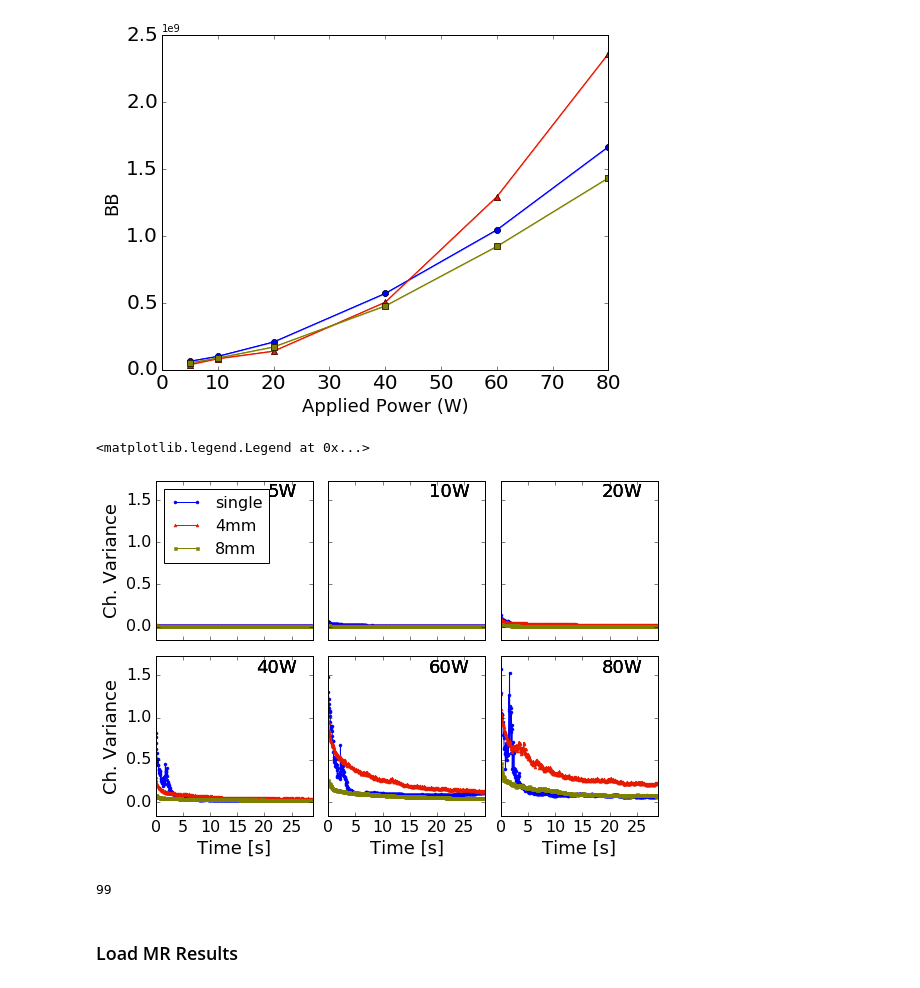
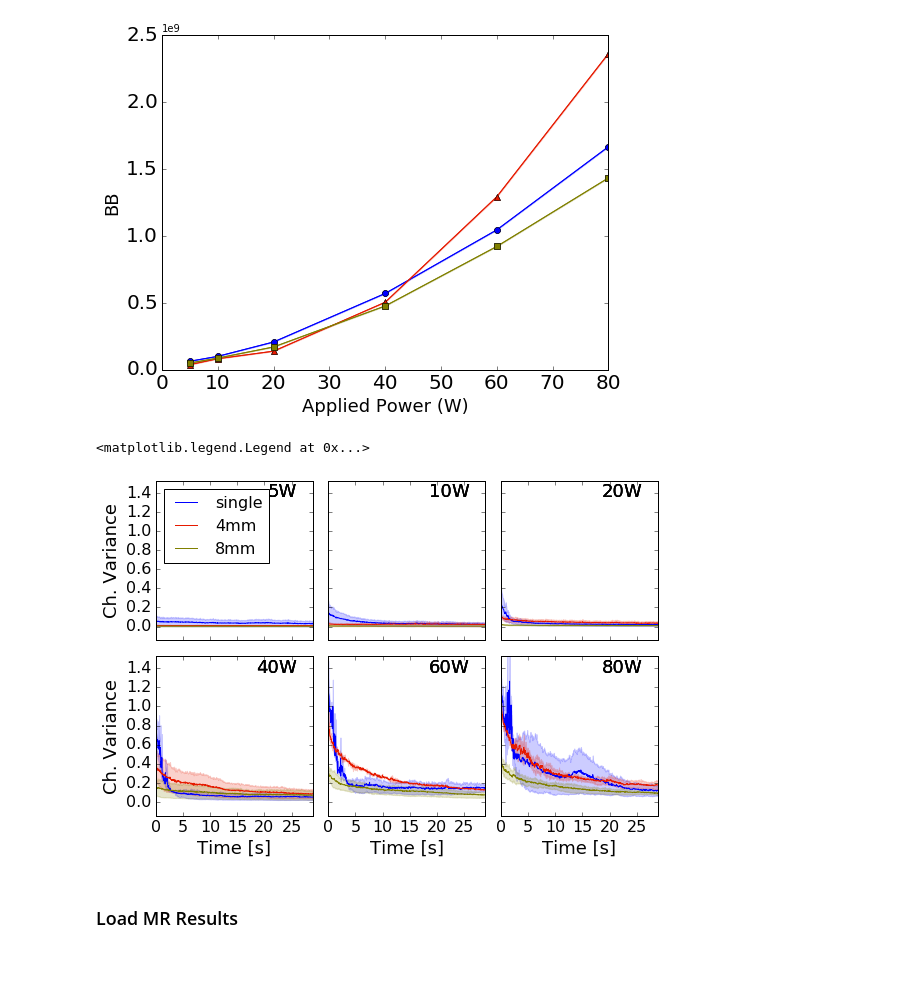
Before and after one commit to vlchaplin/VeraUSpub, a Jupyter notebook: py/PlotGroupedAnalysis.ipynb, the cells around one changed output. Saved outputs shown, nothing was run; the diff lists cells and outputs as text; code cells hidden in the pictures.

```diff
--- a/py/PlotGroupedAnalysis.ipynb
+++ b/py/PlotGroupedAnalysis.ipynb
@@ -752,41 +752,49 @@ for case in ["single", "multi_1", "multi_2"]:
         ii,jj = grax_ij(pwi,nnr,nnc)
 
         #magCurve=vectorstr2arr(set1['curve'].iloc[0]) /1e12
-        magCurve=vectorstr2arr(set2['Variance'].iloc[0]) /1e9
-        #magCurve=(vectorstr2arr(set2['Variance'].iloc[0] )[0:580] + vectorstr2arr(set2['Variance'].iloc[1] )[0:580])*1e-9/2
-        bbCurve=(vectorstr2arr( set2['BBcurve'].iloc[1] )/1e12 )
+        #magCurve=vectorstr2arr(set2['Variance'].iloc[0]) /1e9
+        #magCurve=(vectorstr2arr(set2['Variance'].iloc[0] )[aidx] + vectorstr2arr(set2['Variance'].iloc[1] )[aidx])*1e-9/2
 
-        ax2s[pwi].plot(magCurve[aidx], label=plt_label[case]['label'],markersize=3,markeredgecolor=plt_attr[case]['color'],  **plt_attr[case])
+        curve_set_w_replicates = np.array(list(map(lambda x: vectorstr2arr(x)[aidx], set2['Variance'])))/1e9
+        magCurve = np.mean(curve_set_w_replicates,axis=0)
+        errbars =np.std(curve_set_w_replicates,axis=0) /2
+        minCurve=np.min(curve_set_w_replicates,axis=0)
+        maxCurve=np.max(curve_set_w_replicates,axis=0)
+        #bbCurve=(vectorstr2arr( set2['BBcurve'].iloc[1] )/1e12 )
+
+        ax2s[pwi].plot(magCurve, label=plt_label[case]['label'],markersize=0,markeredgecolor=plt_attr[case]['color'],  **plt_attr[case])
+
+
+        #ax2s[pwi].errorbar(range(0,len(aidx)), magCurve, yerr=errbars, label=plt_label[case]['label'],
+        #                   markersize=0,markeredgecolor=plt_attr[case]['color'], **plt_attr[case])
+
+        ax2s[pwi].fill_between(range(0,len(aidx)), minCurve, y2=maxCurve, alpha=0.2, color=plt_attr[case]['color'], step=None)
 
         ax2s[pwi].text(0.9,0.9,'%dW'%power, transform=ax2s[pwi].transAxes, horizontalalignment='right', fontsize=18,color='k')
 
         ax2s[pwi].set_xlabel('Time [s]', fontsize=18)
         ax2s[pwi].set_ylabel('Ch. Variance', fontsize=18)
 
         if np.max(magCurve) > rowmax[ii]:
             rowmax[ii]=np.max(magCurve)
         if jj != 0:
             #ax2s[pax].axes.yaxis.set_ticks([])
             ax2s[pwi].axes.yaxis.set_ticklabels([])
             ax2s[pwi].set_ylabel('')
         if ii==(nnr-1):
             ax2s[pwi].set_xticklabels(list(map( lambda x: "%d"%x,times) ) )
             ax2s[pwi].set_xticks(xlabelpos)
         else:
             ax2s[pwi].axes.xaxis.set_ticklabels([])
             ax2s[pwi].set_xticks(xlabelpos)
             ax2s[pwi].set_xlabel('')
 
 for pwi in range(len(powers)):
     ii,jj = grax_ij(pwi,nnr,nnc)
     ax2s[pwi].set_ylim([-rowmax[-1]/10, rowmax[-1]*1.05])
     ax2s[pwi].tick_params(labelsize=16)
     #ax2s[pwi].set_yscale('log')
 ax2s[0].legend(loc=2,fontsize=16)
 # %% [output]
 <matplotlib.legend.Legend at 0x...>
-[figure, old version]
+[figure, new version]
-# %%
-aidx[-1]
-# %% [output]
-99
```
Also changed, not shown: parts of 5 cells of this notebook, 3 other files.
